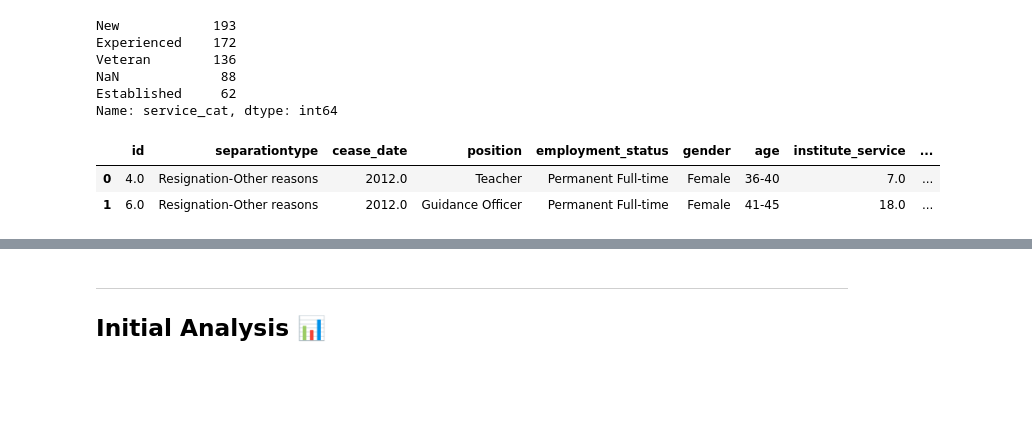
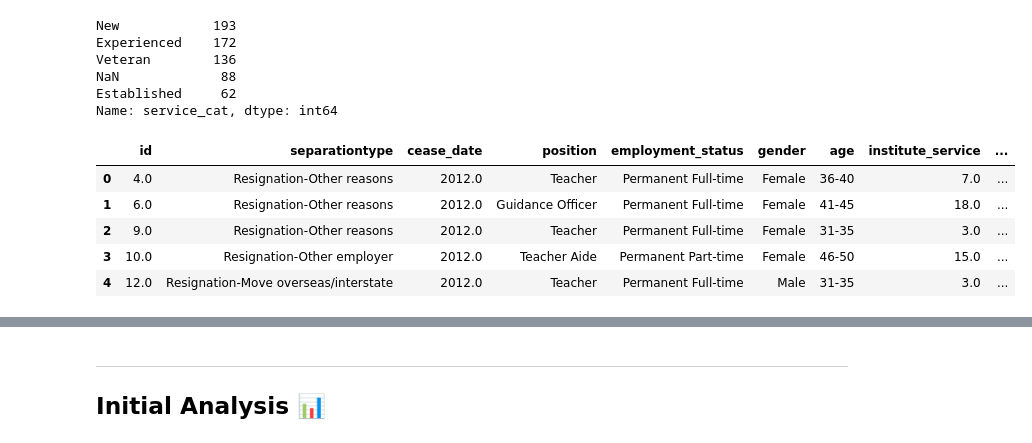
Before and after one commit to albertjimrod/data-projects, a Jupyter notebook: 03_Data_Cleaning/Clean and Analyze Employee Exit Surveys/Guided Project Clean and Analyze Employee Exit Surveys.ipynb, the cells around one changed output, grey strips where cells are left out. Drawn from its saved outputs; the diff is of its cells as text; code cells hidden in the pictures; blank space fills up the shorter version.

```diff
--- a/03_Data_Cleaning/Clean and Analyze Employee Exit Surveys/Guided Project Clean and Analyze Employee Exit Surveys.ipynb
+++ b/03_Data_Cleaning/Clean and Analyze Employee Exit Surveys/Guided Project Clean and Analyze Employee Exit Surveys.ipynb
@@ -1005,9 +1045,8 @@ def update_vals(element):
 columns = ['Contributing Factors. Dissatisfaction',
            'Contributing Factors. Job Dissatisfaction']
 
-tafe_resignations['dissatisfied'] = tafe_resignations[columns].applymap(update_vals).any(axis=1, skipna=False)
+tafe_resignations['dissatisfied'] = tafe_resignations[columns].applymap(updating_vals).any(axis=1, skipna=False)
 tafe_resignations_up = tafe_resignations.copy()
-
 tafe_resignations_up['dissatisfied'].value_counts(dropna=False)
 # %% [output]
 False    241
@@ -1149,9 +1196,17 @@ array(['7.0', '18.0', '3.0', '15.0', '14.0', '5.0', 'nan', '30.0', '32.0',
 
     # es necesario que sea str sino, no puede hacer uso de accesores correctamente.
 
-combined_updated['institute_service'] = combined_updated['institute_service'].str.replace("[.^0][1-2^0]","").str.replace("1-2","1.5").str.replace("3-4","3.5").str.replace("5-6","4.5").str.replace("7-10","8.5").str.replace("11-20","15.5").str.replace("Less than 1 year","0.5").str.replace("More than 20 years","25")
+c_name = "institute_service"
+
+x = np.nan
+
+combined_updated[c_name] = combined_updated[c_name].str.replace("[.^0][1-2^0]","",regex=True).copy()
+combined_updated[c_name] = combined_updated[c_name].str.replace("Less than 1 year","0.5").copy()
+combined_updated[c_name] = combined_updated[c_name].str.replace("More than 20 years","25").copy()
+combined_updated[c_name] = combined_updated[c_name].str.replace("1-2","1.5").copy()
+combined_updated[c_name] = combined_updated[c_name].str.replace("3-4","3.5").copy()
+combined_updated[c_name] = combined_updated[c_name].str.replace("5-6","5.6").copy()
+combined_updated[c_name] = combined_updated[c_name].str.replace("7-10","8.5").copy()
+combined_updated[c_name] = pd.to_numeric(combined_updated[c_name], errors='coerce')
 # %% [markdown]
 #### once cleaned, we convert the series from `str` to `float` type.
-# %%
-combined_updated['institute_service'] = combined_updated['institute_service'].astype(float)
-combined_updated['institute_service'][2:18] # just an example
@@ -1176,17 +1236,23 @@ Name: institute_service, dtype: float64
 # %%
-def mapper(val):
-    if pd.isnull(val):
+def mapper(serie):
+    """Change a value in years for a experience category: New - Experienced - Established - Veteran
+
+    Keyword arguments:
+    serie -- series of the dataframe you want to convert
+    return -- depending on the values returns the categories.
+    """
+    if pd.isnull(serie):
         return np.nan
-    elif (val < 3): # Less than 3 years at a company
+    elif (serie < 3): # Less than 3 years at a company
         return 'New'
 
-    elif ((val >= 3) & (val <= 6.0)): # 3-6 years at a company
+    elif ((serie >= 3) & (serie <= 6.0)): # 3-6 years at a company
         return 'Experienced'
 
-    elif ((val >= 7.0) & (val <= 10.0)): # 7-10 years at a company
+    elif ((serie >= 7.0) & (serie <= 10.0)): # 7-10 years at a company
         return 'Established'
 
-    elif (val >= 11.0): #  11 or more years at a company
+    elif (serie >= 11.0): #  11 or more years at a company
         return 'Veteran'
 # %%
 combined_updated['service_cat']=combined_updated['institute_service'].apply(mapper)
@@ -1200,8 +1266,11 @@ NaN             88
 Established     62
 Name: service_cat, dtype: int64
 # %%
-combined_updated.head(2) # The final dataframe!
+combined_updated.head(5) # The final dataframe!
 # %% [output]
 |  | id | separationtype | cease_date | position | employment_status | gender | age | institute_service | ... |
 | 0 | 4.0 | Resignation-Other reasons | 2012.0 | Teacher | Permanent Full-time | Female | 36-40 | 7.0 | ... |
 | 1 | 6.0 | Resignation-Other reasons | 2012.0 | Guidance Officer | Permanent Full-time | Female | 41-45 | 18.0 | ... |
+| 2 | 9.0 | Resignation-Other reasons | 2012.0 | Teacher | Permanent Full-time | Female | 31-35 | 3.0 | ... |
+| 3 | 10.0 | Resignation-Other employer | 2012.0 | Teacher Aide | Permanent Part-time | Female | 46-50 | 15.0 | ... |
+| 4 | 12.0 | Resignation-Move overseas/interstate | 2012.0 | Teacher | Permanent Full-time | Male | 31-35 | 3.0 | ... |
```
Also changed, not shown: parts of 61 cells of this notebook.
